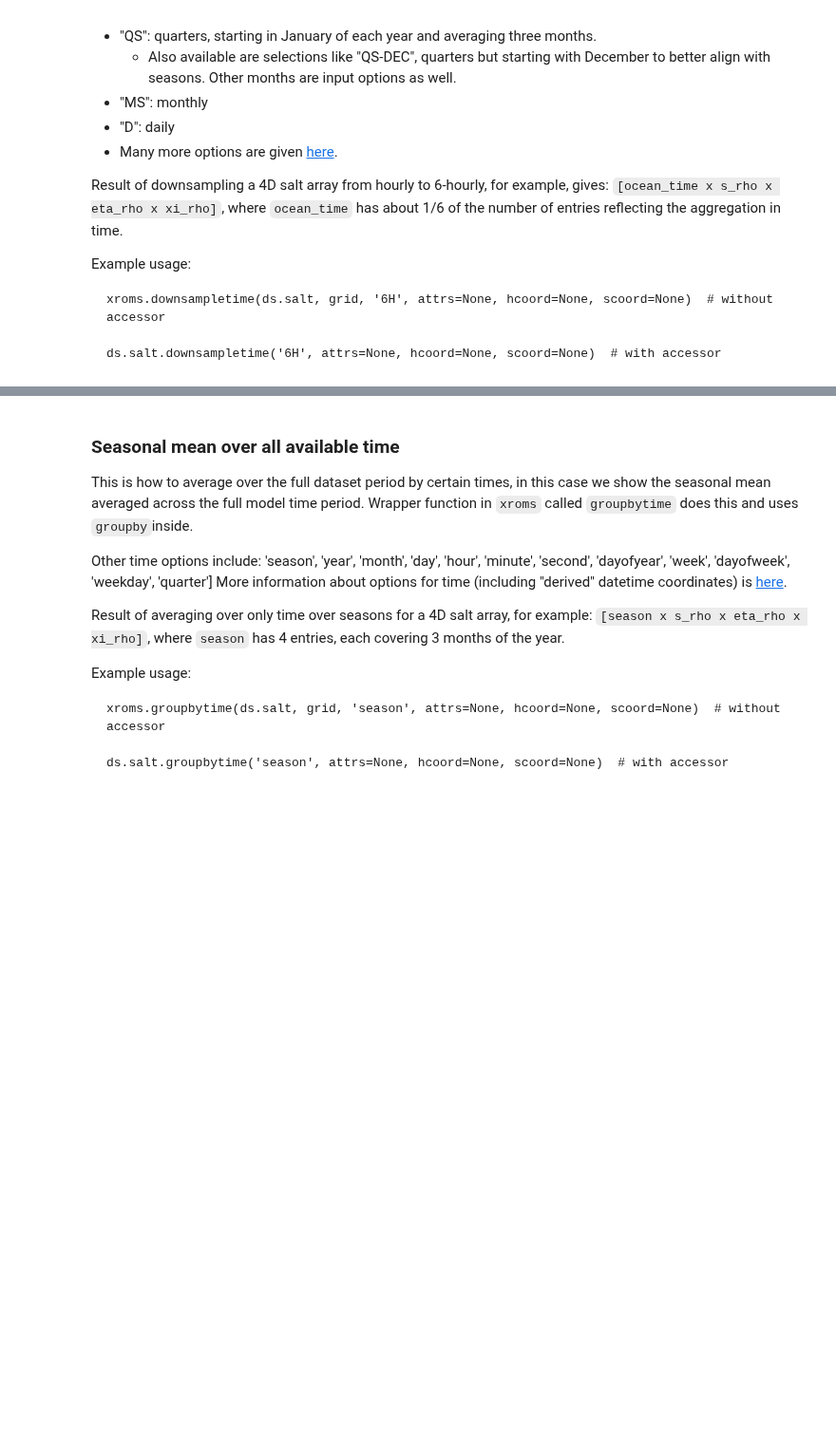
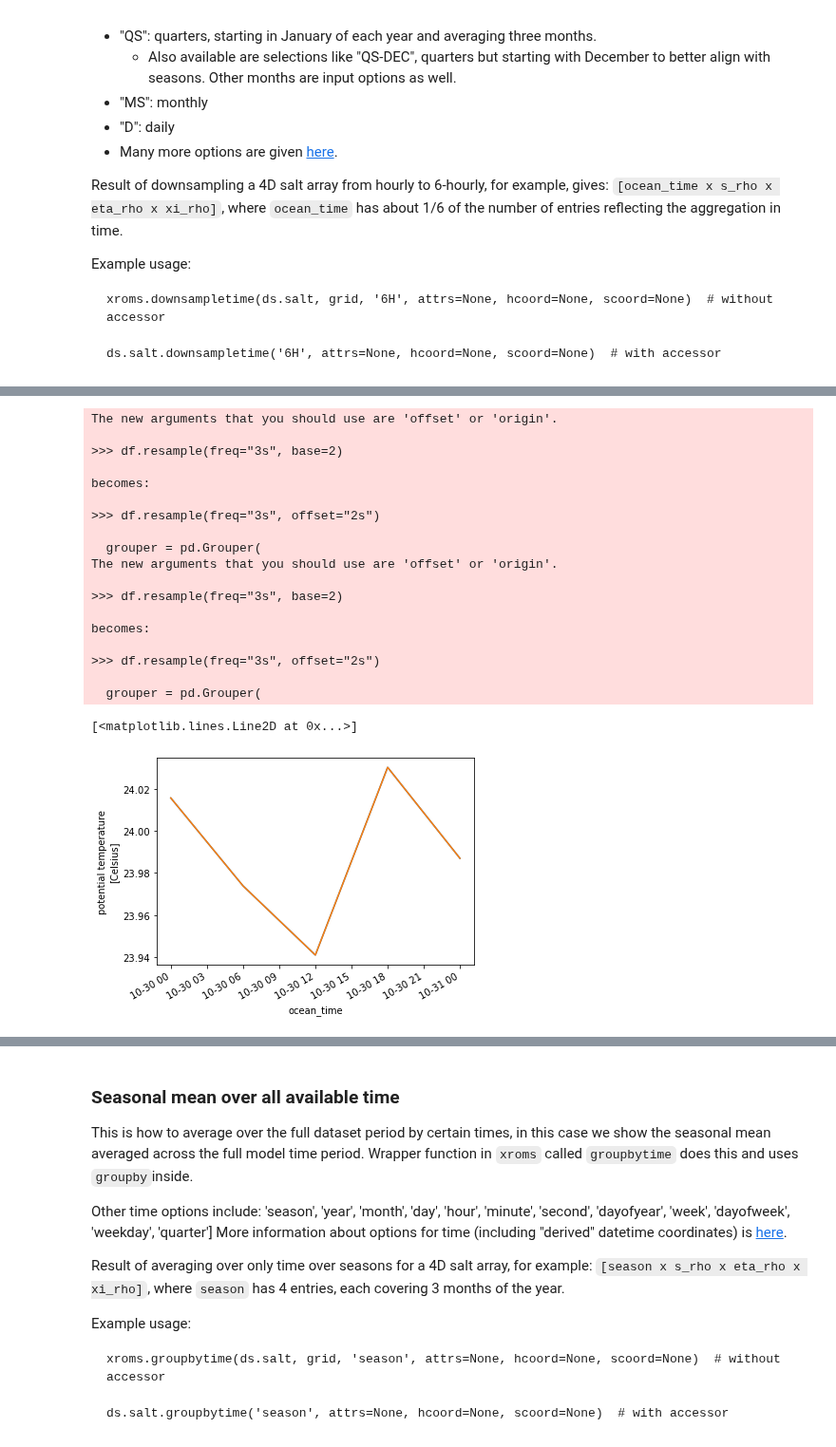
Before and after one commit to xoceanmodel/xroms, a Jupyter notebook: examples/calc.ipynb, the cells around one changed output, grey strips where cells are left out. Shown at 95% size. Cells and saved outputs as stored; diff of their text form; code cells hidden in the pictures; blank space fills up the shorter version.

```diff
--- a/examples/calc.ipynb
+++ b/examples/calc.ipynb
@@ -564,0 +641,7 @@ Example usage:
+# %%
+loc = 'txla2_his_a_latest.nc'
+chunks = {'ocean_time': 1}#, 'xi_rho': 150, 'xi_u': 150}
+ds = xroms.open_netcdf(loc, chunks=chunks)#'auto')
+ds.ocean_time.attrs['axis'] = 'T'
+ds.ocean_time.attrs['standard_name'] = 'time'
+ds.temp.cf.mean(['s_rho','eta_rho','xi_rho']).cf.describe()
@@ -565 +667,25 @@ Example usage:
+# %%
+ds.temp.xroms.downsampletime('6H', np.max).mean(['s_rho','eta_rho','xi_rho']).plot()
+ds.temp.cf.resample(indexer={'T': '6H'}).reduce(np.max).cf.mean(['Z','Y','X']).plot()
+# %% [output]
+The new arguments that you should use are 'offset' or 'origin'.
+
+>>> df.resample(freq="3s", base=2)
+
+becomes:
+
+>>> df.resample(freq="3s", offset="2s")
+
+  grouper = pd.Grouper(
+The new arguments that you should use are 'offset' or 'origin'.
+
+>>> df.resample(freq="3s", base=2)
+
+becomes:
+
+>>> df.resample(freq="3s", offset="2s")
+
+  grouper = pd.Grouper(
+[<matplotlib.lines.Line2D at 0x...>]
+[figure, added]
 # %%
```
Also changed, not shown: parts of 91 cells of this notebook, 11 other files.
